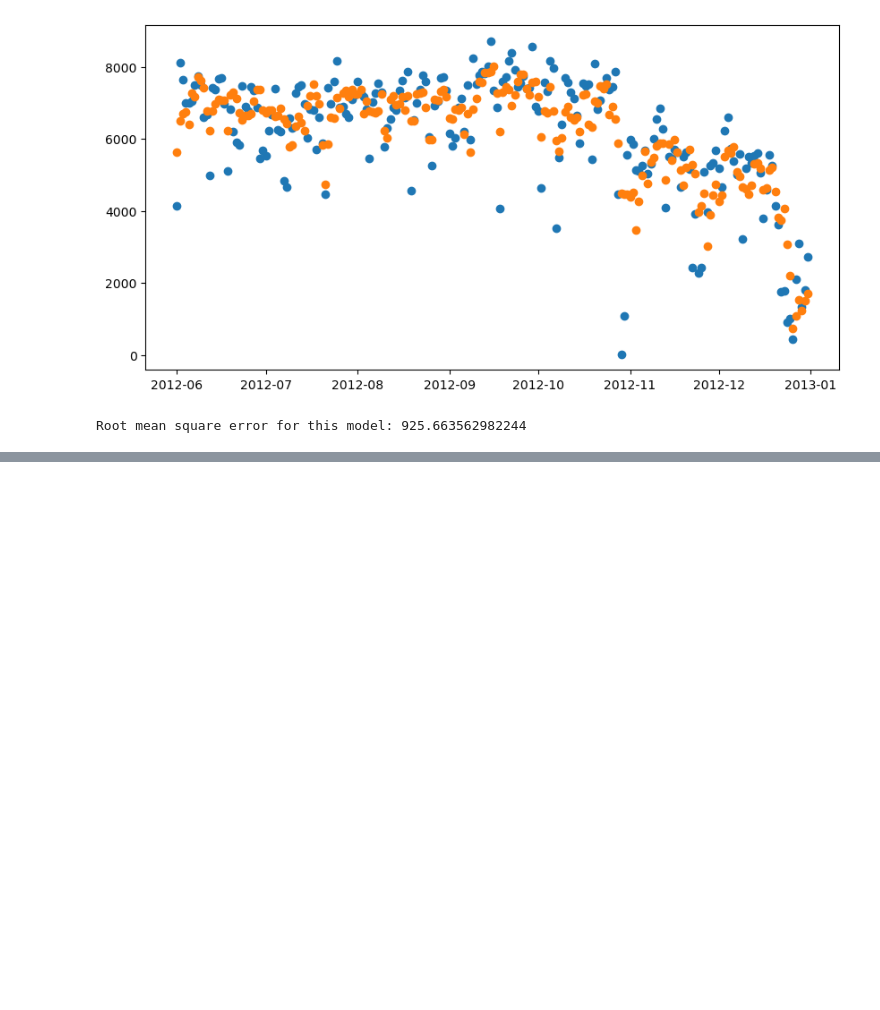
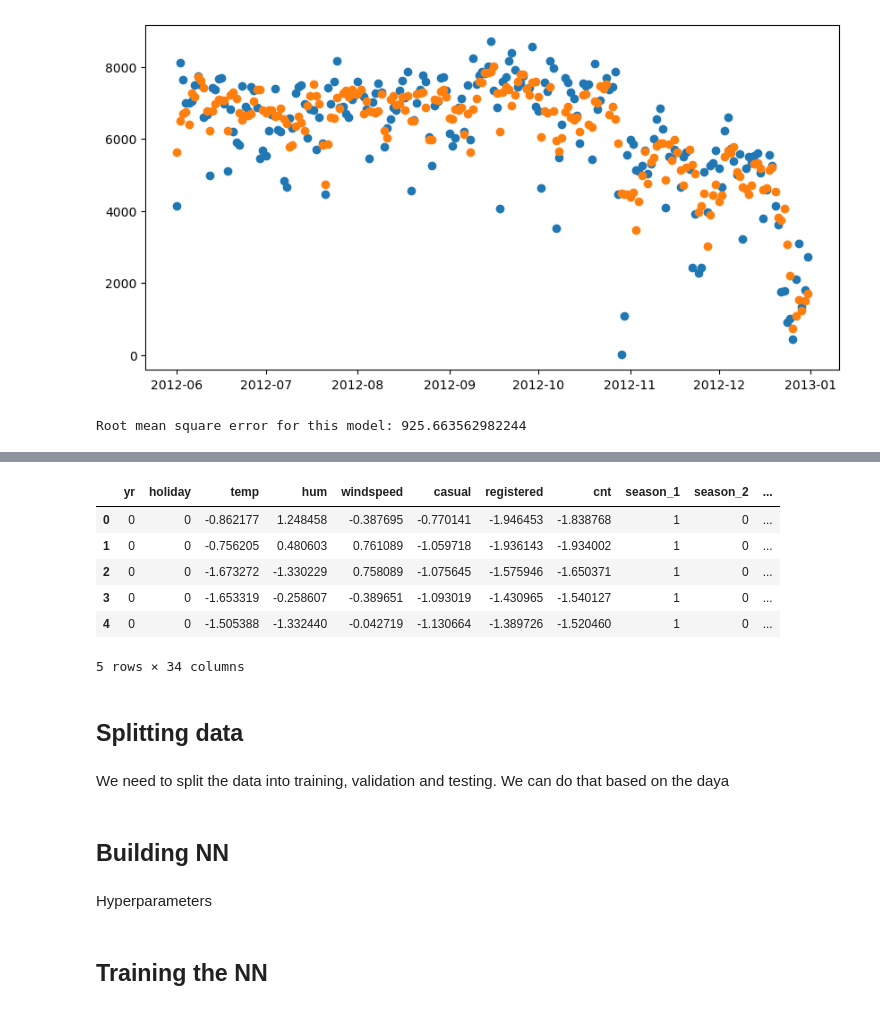
Before and after one commit to DavideMorgante/Python-Projects, a Jupyter notebook: Bycicles Rental/Bycicle_rentals.ipynb, the cells around one changed output, grey strips where cells are left out. Cells and saved outputs as stored; diff of their text form; code cells hidden in the pictures; blank space fills up the shorter version.

```diff
--- a/Bycicles Rental/Bycicle_rentals.ipynb
+++ b/Bycicles Rental/Bycicle_rentals.ipynb
@@ -194,0 +228,23 @@ Root mean square error for this model: 925.663562982244
+# %%
+quant_features = ['casual', 'registered', 'cnt', 'temp', 'hum', 'windspeed']
+scaled_features = {}
+for each in quant_features:
+    mean, std = data[each].mean(), data[each].std()
+    scaled_features[each] = [mean,std]
+    data.loc[:,each] = (data[each] - mean)/std
+
+data.replace({True: 1, False: 0}, inplace = True)
+# %%
+data.head()
+# %% [output]
+|  | yr | holiday | temp | hum | windspeed | casual | registered | cnt | season_1 | season_2 | ... |
+| 0 | 0 | 0 | -0.862177 | 1.248458 | -0.387695 | -0.770141 | -1.946453 | -1.838768 | 1 | 0 | ... |
+| 1 | 0 | 0 | -0.756205 | 0.480603 | 0.761089 | -1.059718 | -1.936143 | -1.934002 | 1 | 0 | ... |
+| 2 | 0 | 0 | -1.673272 | -1.330229 | 0.758089 | -1.075645 | -1.575946 | -1.650371 | 1 | 0 | ... |
+| 3 | 0 | 0 | -1.653319 | -0.258607 | -0.389651 | -1.093019 | -1.430965 | -1.540127 | 1 | 0 | ... |
+| 4 | 0 | 0 | -1.505388 | -1.332440 | -0.042719 | -1.130664 | -1.389726 | -1.520460 | 1 | 0 | ... |
+5 rows × 34 columns
+# %% [markdown]
+## Splitting data
+# %% [markdown]
+We need to split the data into training, validation and testing. We can do that based on the daya
@@ -194,0 +262,2 @@ Root mean square error for this model: 925.663562982244
+# %% [markdown]
+## Building NN
@@ -194,0 +347,2 @@ Root mean square error for this model: 925.663562982244
+# %% [markdown]
+Hyperparameters
@@ -194,0 +357,2 @@ Root mean square error for this model: 925.663562982244
+# %% [markdown]
+## Training the NN
```
Also changed, not shown: parts of 12 cells of this notebook, 26 other files.
